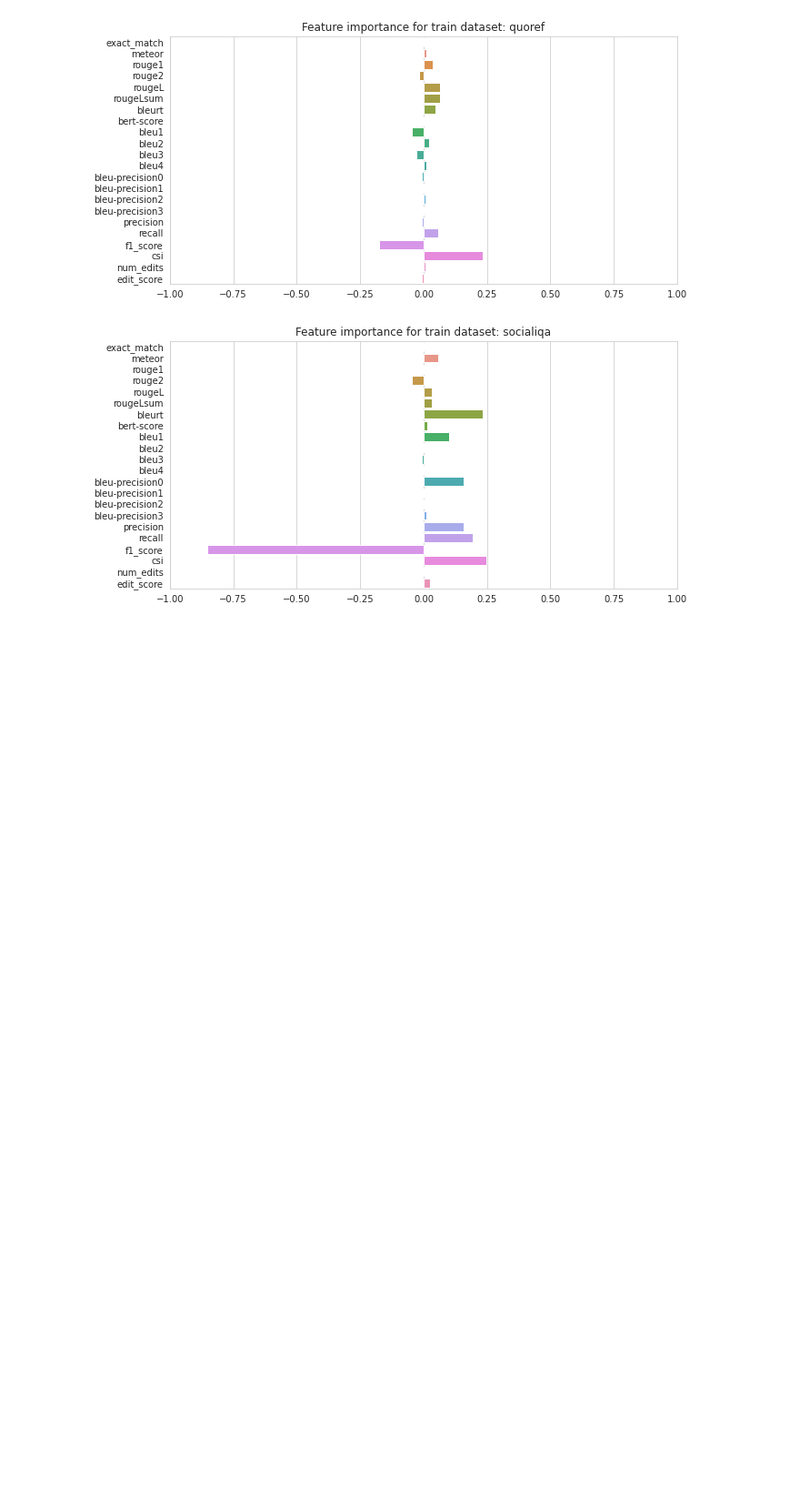
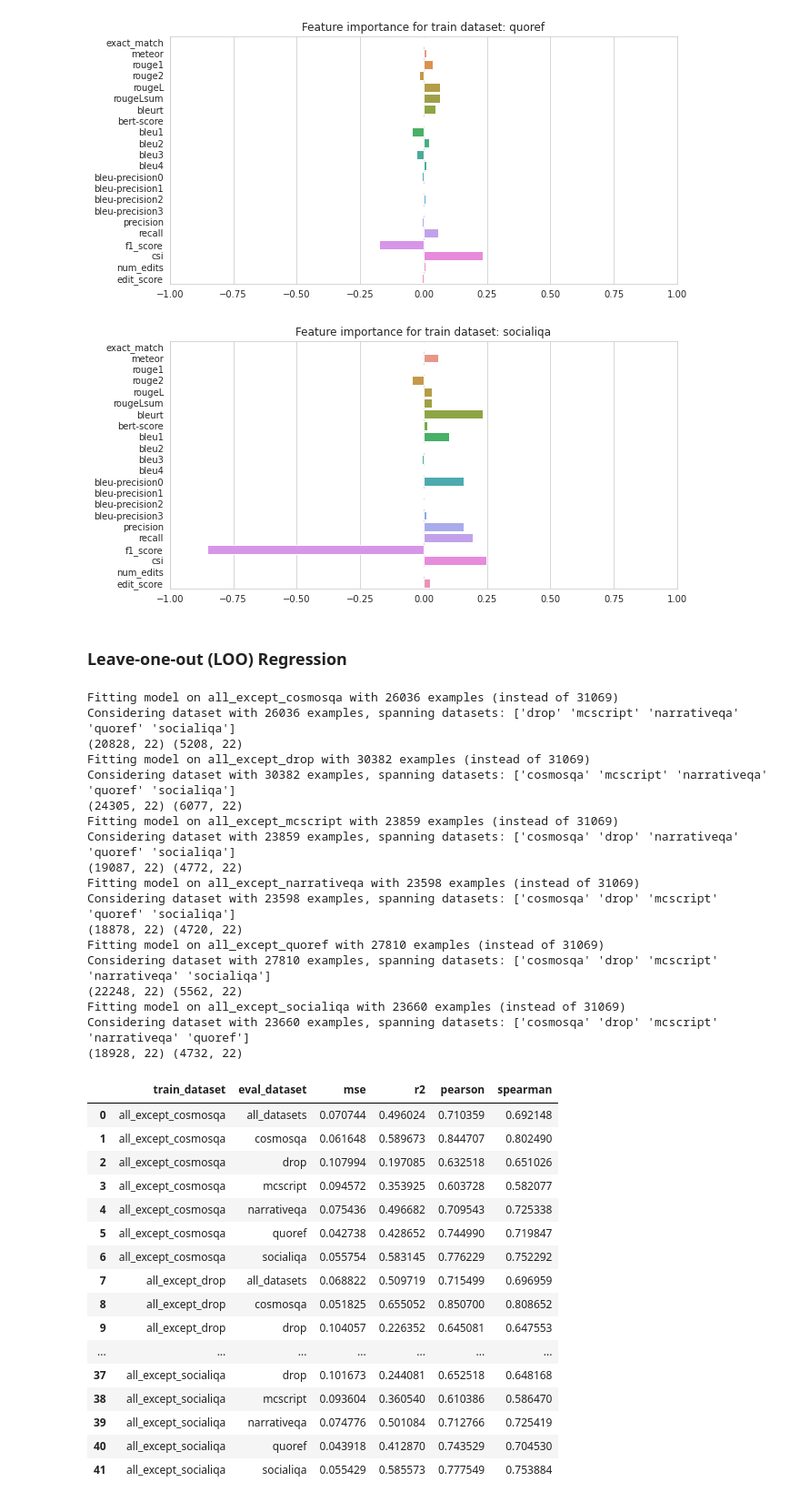
Before and after one commit to pdasigi/eqqa, a Jupyter notebook: scripts/compute_correlations_mocha.ipynb, the cells around one changed output. Shown at 91% size. Drawn from its saved outputs; the diff is of its cells as text; code cells hidden in the pictures; blank space fills up the shorter version.

```diff
--- a/scripts/compute_correlations_mocha.ipynb
+++ b/scripts/compute_correlations_mocha.ipynb
@@ -400,3 +414,73 @@ for train_dataset in models.keys():
 [figure]
 [figure]
 [figure]
+# %% [markdown]
+### Leave-one-out (LOO) Regression
+# %%
+from collections import defaultdict
+
+# Unique datasets
+_unique_datasets = list(train_df.dataset.unique())
+
+# Evaluation datasets
+# includes all_datasets (macro eval), as well as individual datasets
+_dev_orig_datasets = {None: dev_df}
+_dev_orig_datasets.update({dataset: dev_df[dev_df.dataset == dataset] for dataset in unique_datasets})
+
+_models = {}
+_results_by_dataset = {}
+for _dataset_name in _dev_orig_datasets.keys():
+    if _dataset_name is None: continue
+
+    # Compute other dataset names except `_dataset_name`
+    _remaining_datasets = [k for k in _dev_orig_datasets.keys() if k != _dataset_name]
+
+    # Select subset of trainin data that does not include `_dataset_name`
+    _train_remain_df = train_df[train_df.dataset.isin(_remaining_datasets)]
+    _train_remain_name = f"all_except_{_dataset_name}"
+
+    print("Fitting model on", _train_remain_name, f"with {len(_train_remain_df)} examples (instead of {len(train_df)})")
+
+    _model, _model_scalers, _valid_results = fit_model(_train_remain_df, LinearRegression)
+    _models[_train_remain_name] = _model
+    _results, _scores = eval_datasets(_model, _dev_orig_datasets, _model_scalers)
+    _results_by_dataset[_train_remain_name] = _results
+
+
+parse_table_results(_results_by_dataset, "dev_lr_loo_correlations", METRICS_DIR)
+# %% [output]
+Fitting model on all_except_cosmosqa with 26036 examples (instead of 31069)
+Considering dataset with 26036 examples, spanning datasets: ['drop' 'mcscript' 'narrativeqa' 'quoref' 'socialiqa']
+(20828, 22) (5208, 22)
+Fitting model on all_except_drop with 30382 examples (instead of 31069)
+Considering dataset with 30382 examples, spanning datasets: ['cosmosqa' 'mcscript' 'narrativeqa' 'quoref' 'socialiqa']
+(24305, 22) (6077, 22)
+Fitting model on all_except_mcscript with 23859 examples (instead of 31069)
+Considering dataset with 23859 examples, spanning datasets: ['cosmosqa' 'drop' 'narrativeqa' 'quoref' 'socialiqa']
+(19087, 22) (4772, 22)
+Fitting model on all_except_narrativeqa with 23598 examples (instead of 31069)
+Considering dataset with 23598 examples, spanning datasets: ['cosmosqa' 'drop' 'mcscript' 'quoref' 'socialiqa']
+(18878, 22) (4720, 22)
+Fitting model on all_except_quoref with 27810 examples (instead of 31069)
+Considering dataset with 27810 examples, spanning datasets: ['cosmosqa' 'drop' 'mcscript' 'narrativeqa' 'socialiqa']
+(22248, 22) (5562, 22)
+Fitting model on all_except_socialiqa with 23660 examples (instead of 31069)
+Considering dataset with 23660 examples, spanning datasets: ['cosmosqa' 'drop' 'mcscript' 'narrativeqa' 'quoref']
+(18928, 22) (4732, 22)
+|  | train_dataset | eval_dataset | mse | r2 | pearson | spearman |
+| 0 | all_except_cosmosqa | all_datasets | 0.070744 | 0.496024 | 0.710359 | 0.692148 |
+| 1 | all_except_cosmosqa | cosmosqa | 0.061648 | 0.589673 | 0.844707 | 0.802490 |
+| 2 | all_except_cosmosqa | drop | 0.107994 | 0.197085 | 0.632518 | 0.651026 |
+| 3 | all_except_cosmosqa | mcscript | 0.094572 | 0.353925 | 0.603728 | 0.582077 |
+| 4 | all_except_cosmosqa | narrativeqa | 0.075436 | 0.496682 | 0.709543 | 0.725338 |
+| 5 | all_except_cosmosqa | quoref | 0.042738 | 0.428652 | 0.744990 | 0.719847 |
+| 6 | all_except_cosmosqa | socialiqa | 0.055754 | 0.583145 | 0.776229 | 0.752292 |
+| 7 | all_except_drop | all_datasets | 0.068822 | 0.509719 | 0.715499 | 0.696959 |
+| 8 | all_except_drop | cosmosqa | 0.051825 | 0.655052 | 0.850700 | 0.808652 |
+| 9 | all_except_drop | drop | 0.104057 | 0.226352 | 0.645081 | 0.647553 |
+| ... | ... | ... | ... | ... | ... | ... |
+| 37 | all_except_socialiqa | drop | 0.101673 | 0.244081 | 0.652518 | 0.648168 |
+| 38 | all_except_socialiqa | mcscript | 0.093604 | 0.360540 | 0.610386 | 0.586470 |
+| 39 | all_except_socialiqa | narrativeqa | 0.074776 | 0.501084 | 0.712766 | 0.725419 |
+| 40 | all_except_socialiqa | quoref | 0.043918 | 0.412870 | 0.743529 | 0.704530 |
+| 41 | all_except_socialiqa | socialiqa | 0.055429 | 0.585573 | 0.777549 | 0.753884 |
```
Also changed, not shown: parts of 5 cells of this notebook, 1 other file.
